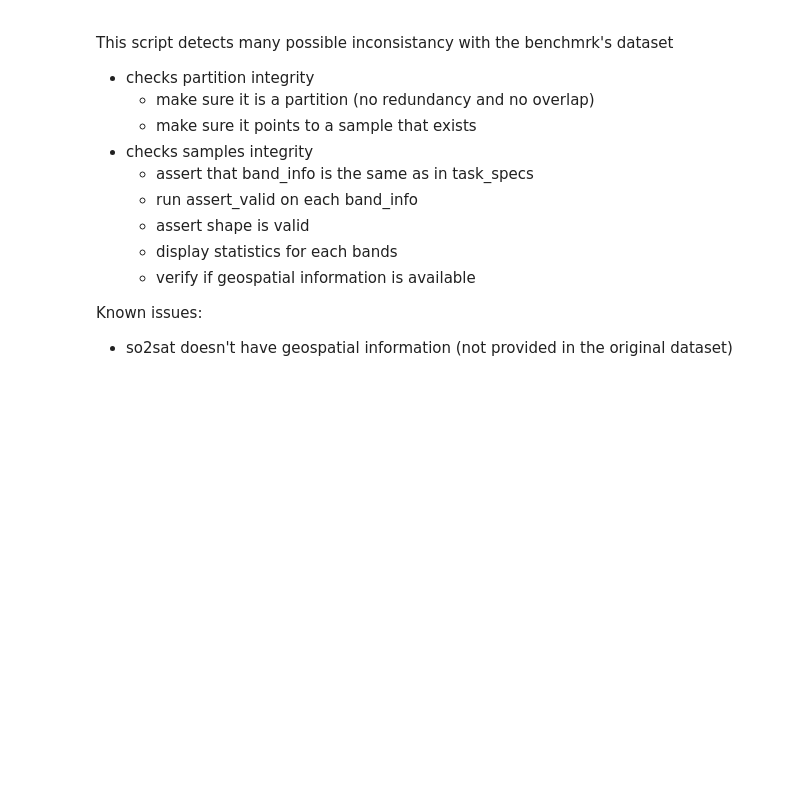
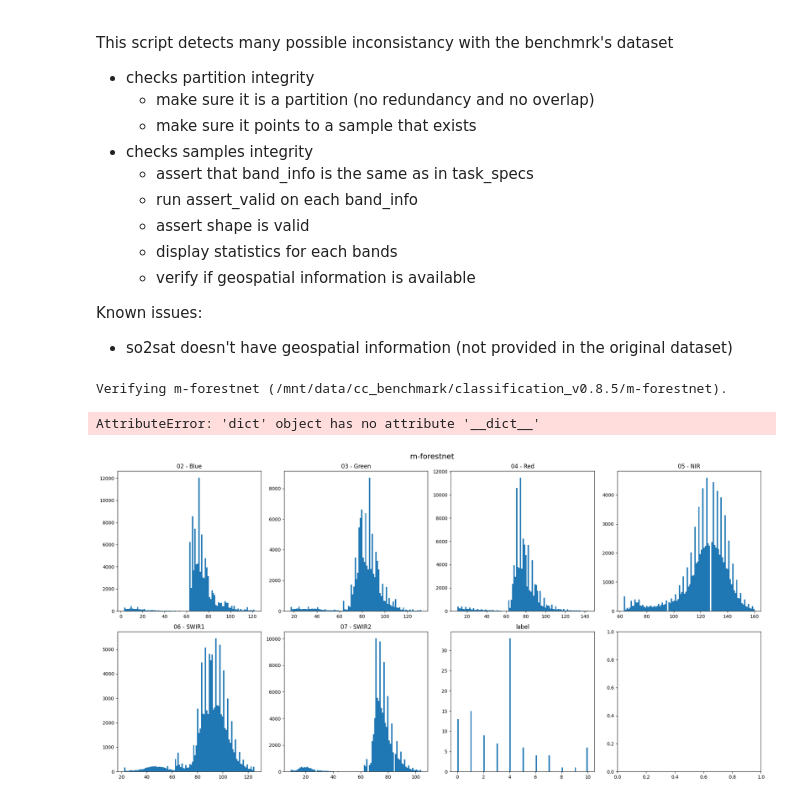
Before and after one commit to ServiceNow/geo-bench, a Jupyter notebook: make_benchmark/inspect_benchmark.ipynb, the cells around one changed output. Cells and saved outputs as stored; diff of their text form; code cells hidden in the pictures; blank space fills up the shorter version.

Commit message:
inspect band stats

```diff
--- a/make_benchmark/inspect_benchmark.ipynb
+++ b/make_benchmark/inspect_benchmark.ipynb
@@ -56,4 +83,10 @@ This script detects many possible inconsistancy with the benchmrk's dataset
 Known issues:
 * so2sat doesn't have geospatial information (not provided in the original dataset)
 # %%
-inspect_tools.verify_benchmark_integrity(benchmark_name = f"classification_{version}", n_samples=100, rewrite_if_necessary=True)
+inspect_tools.verify_benchmark_integrity(
+    benchmark_name = f"classification_{version}",
+    n_samples=100, rewrite_if_necessary=True, display_band_stats=True)
+# %% [output]
+Verifying m-forestnet (/mnt/data/cc_benchmark/classification_v0.8.5/m-forestnet).
+AttributeError: 'dict' object has no attribute '__dict__'
+[figure, added]
```
Also changed, not shown: parts of 2 cells of this notebook.
